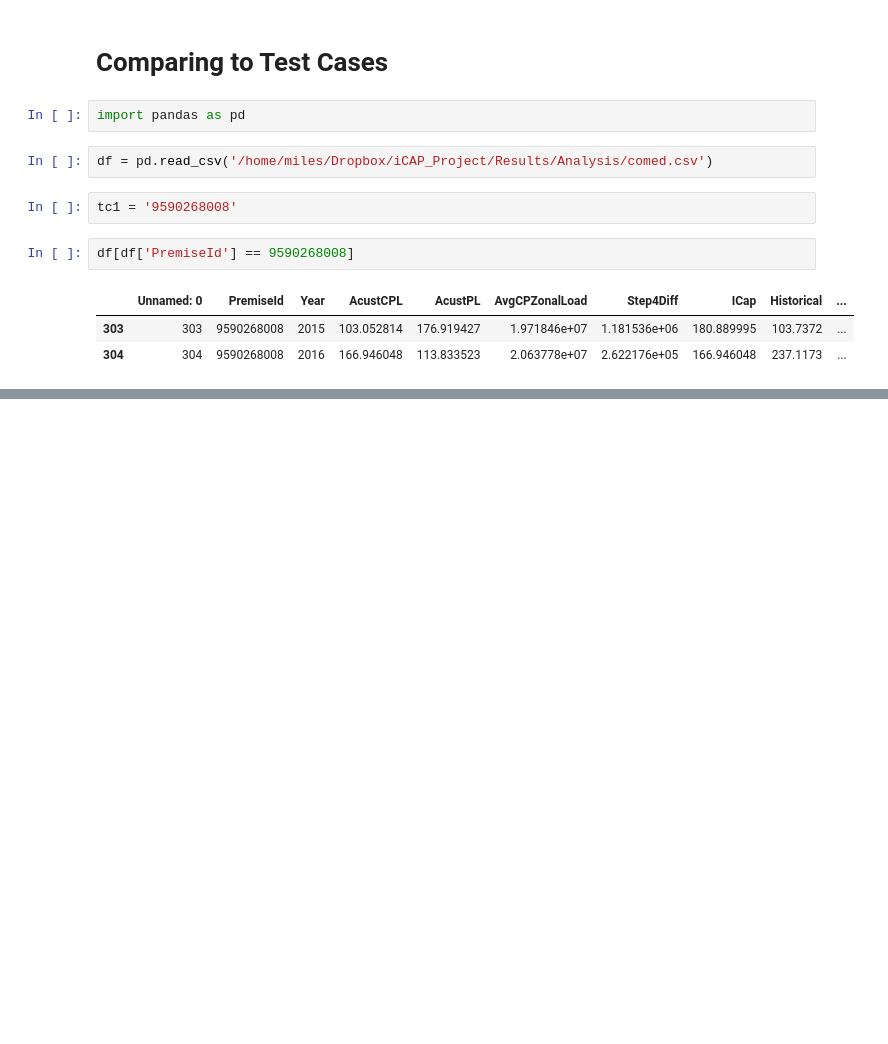
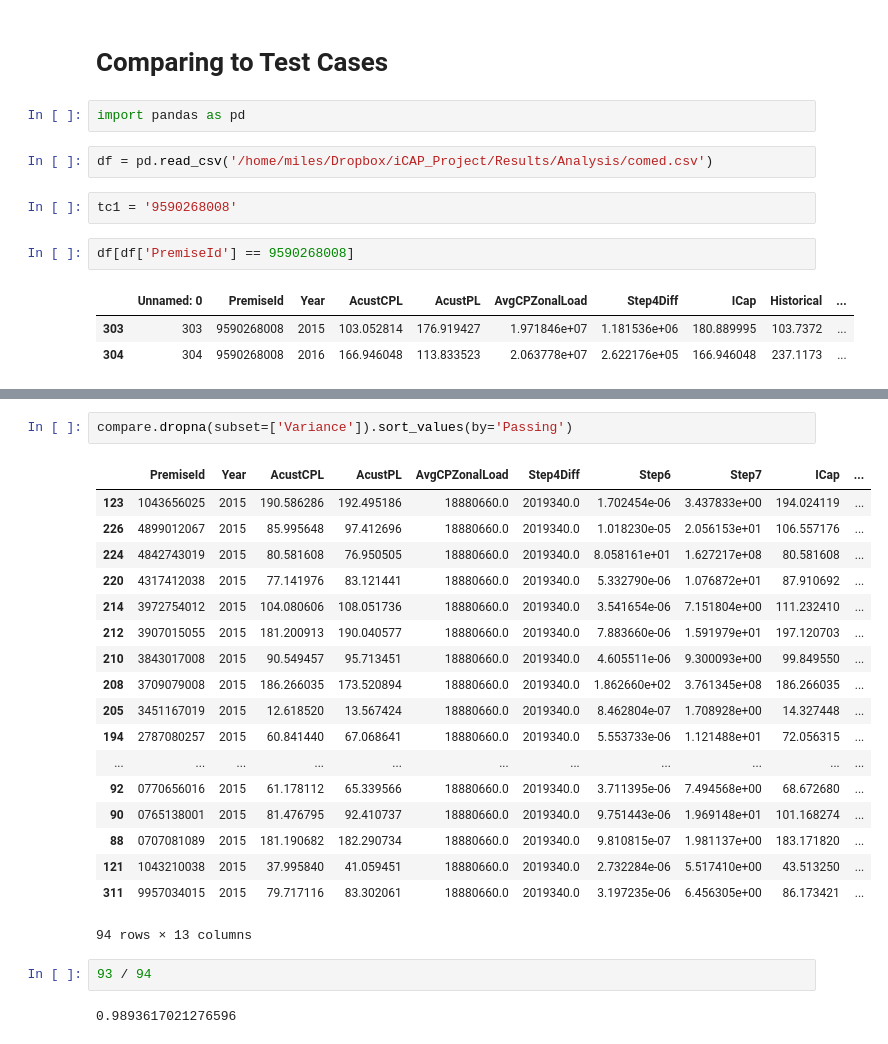
Before and after one commit to mileshill/jeapi, a Jupyter notebook: COMED.ipynb, the cells around one changed output, grey strips where cells are left out. Cells and saved outputs as stored; diff of their text form; blank space fills up the shorter version.

```diff
--- a/COMED.ipynb
+++ b/COMED.ipynb
@@ -461,0 +496,25 @@ df[df['PremiseId'] == 9590268008]
+# %%
+compare.dropna(subset=['Variance']).sort_values(by='Passing')
+# %% [output]
+|  | PremiseId | Year | AcustCPL | AcustPL | AvgCPZonalLoad | Step4Diff | Step6 | Step7 | ICap | ... |
+| 123 | 1043656025 | 2015 | 190.586286 | 192.495186 | 18880660.0 | 2019340.0 | 1.702454e-06 | 3.437833e+00 | 194.024119 | ... |
+| 226 | 4899012067 | 2015 | 85.995648 | 97.412696 | 18880660.0 | 2019340.0 | 1.018230e-05 | 2.056153e+01 | 106.557176 | ... |
+| 224 | 4842743019 | 2015 | 80.581608 | 76.950505 | 18880660.0 | 2019340.0 | 8.058161e+01 | 1.627217e+08 | 80.581608 | ... |
+| 220 | 4317412038 | 2015 | 77.141976 | 83.121441 | 18880660.0 | 2019340.0 | 5.332790e-06 | 1.076872e+01 | 87.910692 | ... |
+| 214 | 3972754012 | 2015 | 104.080606 | 108.051736 | 18880660.0 | 2019340.0 | 3.541654e-06 | 7.151804e+00 | 111.232410 | ... |
+| 212 | 3907015055 | 2015 | 181.200913 | 190.040577 | 18880660.0 | 2019340.0 | 7.883660e-06 | 1.591979e+01 | 197.120703 | ... |
+| 210 | 3843017008 | 2015 | 90.549457 | 95.713451 | 18880660.0 | 2019340.0 | 4.605511e-06 | 9.300093e+00 | 99.849550 | ... |
+| 208 | 3709079008 | 2015 | 186.266035 | 173.520894 | 18880660.0 | 2019340.0 | 1.862660e+02 | 3.761345e+08 | 186.266035 | ... |
+| 205 | 3451167019 | 2015 | 12.618520 | 13.567424 | 18880660.0 | 2019340.0 | 8.462804e-07 | 1.708928e+00 | 14.327448 | ... |
+| 194 | 2787080257 | 2015 | 60.841440 | 67.068641 | 18880660.0 | 2019340.0 | 5.553733e-06 | 1.121488e+01 | 72.056315 | ... |
+| ... | ... | ... | ... | ... | ... | ... | ... | ... | ... | ... |
+| 92 | 0770656016 | 2015 | 61.178112 | 65.339566 | 18880660.0 | 2019340.0 | 3.711395e-06 | 7.494568e+00 | 68.672680 | ... |
+| 90 | 0765138001 | 2015 | 81.476795 | 92.410737 | 18880660.0 | 2019340.0 | 9.751443e-06 | 1.969148e+01 | 101.168274 | ... |
+| 88 | 0707081089 | 2015 | 181.190682 | 182.290734 | 18880660.0 | 2019340.0 | 9.810815e-07 | 1.981137e+00 | 183.171820 | ... |
+| 121 | 1043210038 | 2015 | 37.995840 | 41.059451 | 18880660.0 | 2019340.0 | 2.732284e-06 | 5.517410e+00 | 43.513250 | ... |
+| 311 | 9957034015 | 2015 | 79.717116 | 83.302061 | 18880660.0 | 2019340.0 | 3.197235e-06 | 6.456305e+00 | 86.173421 | ... |
+94 rows × 13 columns
+# %%
+93 / 94
+# %% [output]
+0.9893617021276596
```
Also changed, not shown: parts of 19 cells of this notebook, 5 other files.
